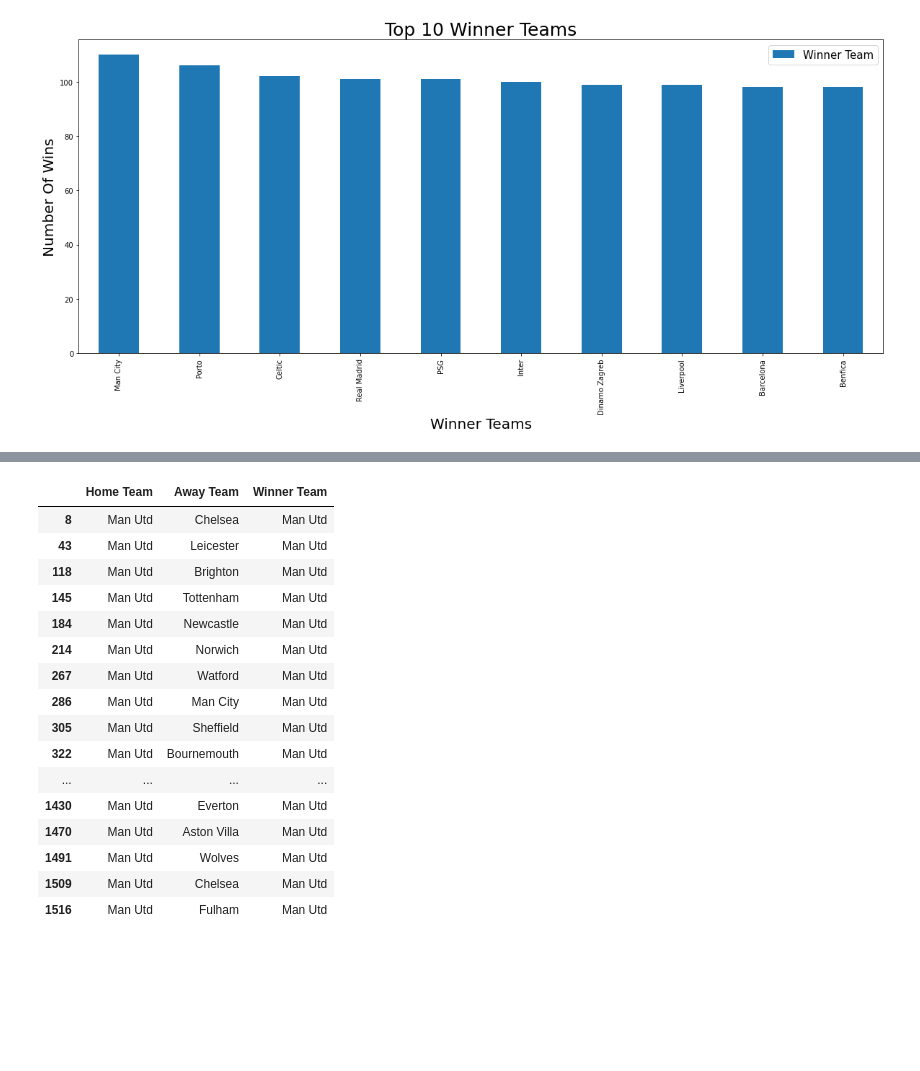
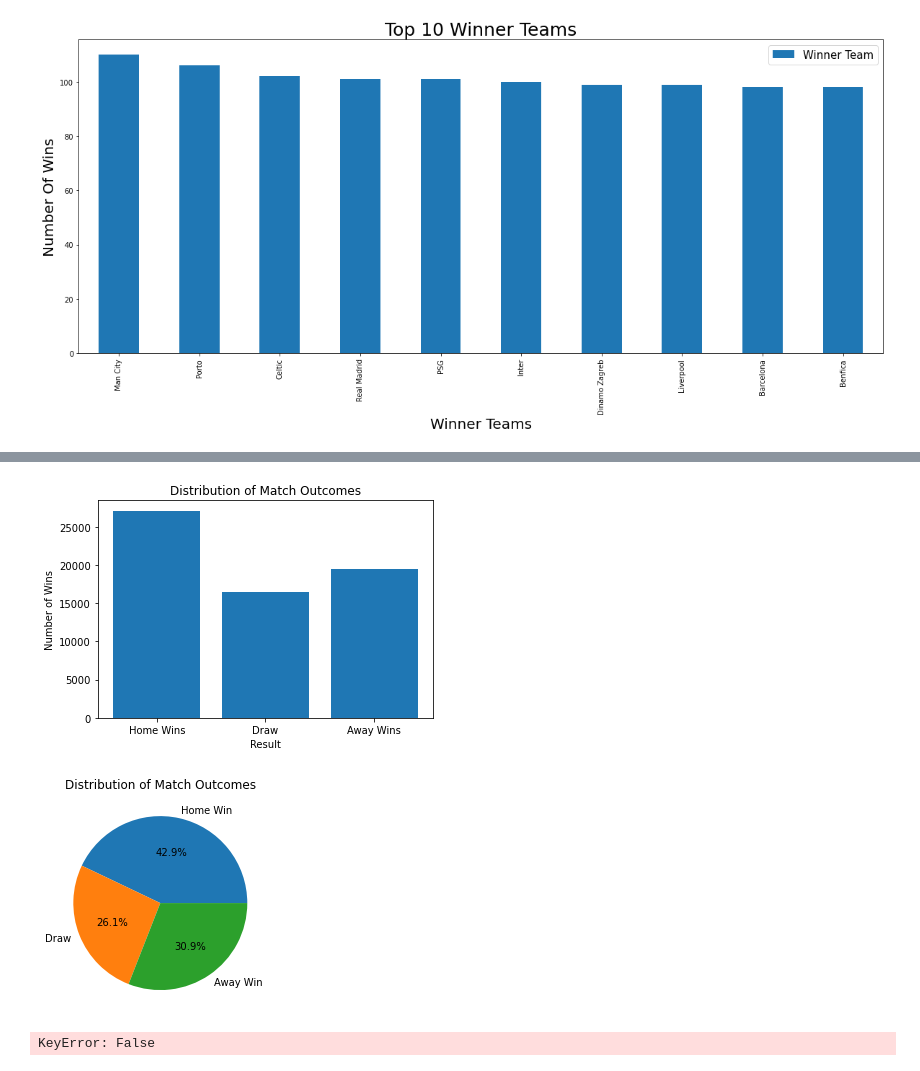
Before and after one commit to MuhammadAhmed3092/Data-Science-Projects, a Jupyter notebook: Football Leagues Analysis using EDA.ipynb, the cells around one changed output, grey strips where cells are left out. Drawn from its saved outputs; the diff is of its cells as text; code cells hidden in the pictures; blank space fills up the shorter version.

```diff
--- a/Football Leagues Analysis using EDA.ipynb
+++ b/Football Leagues Analysis using EDA.ipynb
@@ -258,22 +224,32 @@ cleansheets_teams=df[['Away Goals','Home Goals']].value_counts().head(11)
-# %%
-manchester = Manutd_data[(Manutd_data['Home Team'] == 'Man Utd') & (Manutd_data['Winner Team'] == 'Man Utd')]
-manchester
-#manchester.count()
-# %% [output]
-|  | Home Team | Away Team | Winner Team |
-| 8 | Man Utd | Chelsea | Man Utd |
-| 43 | Man Utd | Leicester | Man Utd |
-| 118 | Man Utd | Brighton | Man Utd |
-| 145 | Man Utd | Tottenham | Man Utd |
-| 184 | Man Utd | Newcastle | Man Utd |
-| 214 | Man Utd | Norwich | Man Utd |
-| 267 | Man Utd | Watford | Man Utd |
-| 286 | Man Utd | Man City | Man Utd |
-| 305 | Man Utd | Sheffield | Man Utd |
-| 322 | Man Utd | Bournemouth | Man Utd |
-| ... | ... | ... | ... |
-| 1430 | Man Utd | Everton | Man Utd |
-| 1470 | Man Utd | Aston Villa | Man Utd |
-| 1491 | Man Utd | Wolves | Man Utd |
-| 1509 | Man Utd | Chelsea | Man Utd |
-| 1516 | Man Utd | Fulham | Man Utd |
+# %%
+outcomes = ['Home Wins','Draw','Away Wins']
+counts = [df['Winner'].value_counts()['H'], df['Winner'].value_counts()['D'], df['Winner'].value_counts()['A']]
+plt.title("Distribution of Match Outcomes")
+plt.bar(outcomes,counts)
+plt.xlabel("Result")
+plt.ylabel("Number of Wins")
+plt.show()
+# %% [output]
+[figure, added]
+# %%
+outcomes = ['Home Win','Draw','Away Win']
+counts = [df['Winner'].value_counts()['H'], df['Winner'].value_counts()['D'], df['Winner'].value_counts()['A']]
+plt.title("Distribution of Match Outcomes")
+plt.pie(counts, labels=outcomes, autopct='%1.1f%%')
+plt.show()
+# %% [output]
+[figure, added]
+# %%
+cleansheets_teams=df[['Home Team','Away Team','Home Goals','Away Goals']]
+
+home_goals=0
+away_goals=0
+for index,row in df.iterrows():
+    if cleansheets_teams[['Home Goals'] == 0]:
+        print (row['Home Team'])
+        home_goals+1
+    elif cleansheets_teams[['Away Goals'] == 0]:
+        print (row['Away Team'])
+        away_goals+1
+# %% [output]
+KeyError: False
```
Also changed, not shown: parts of 5 cells of this notebook.
